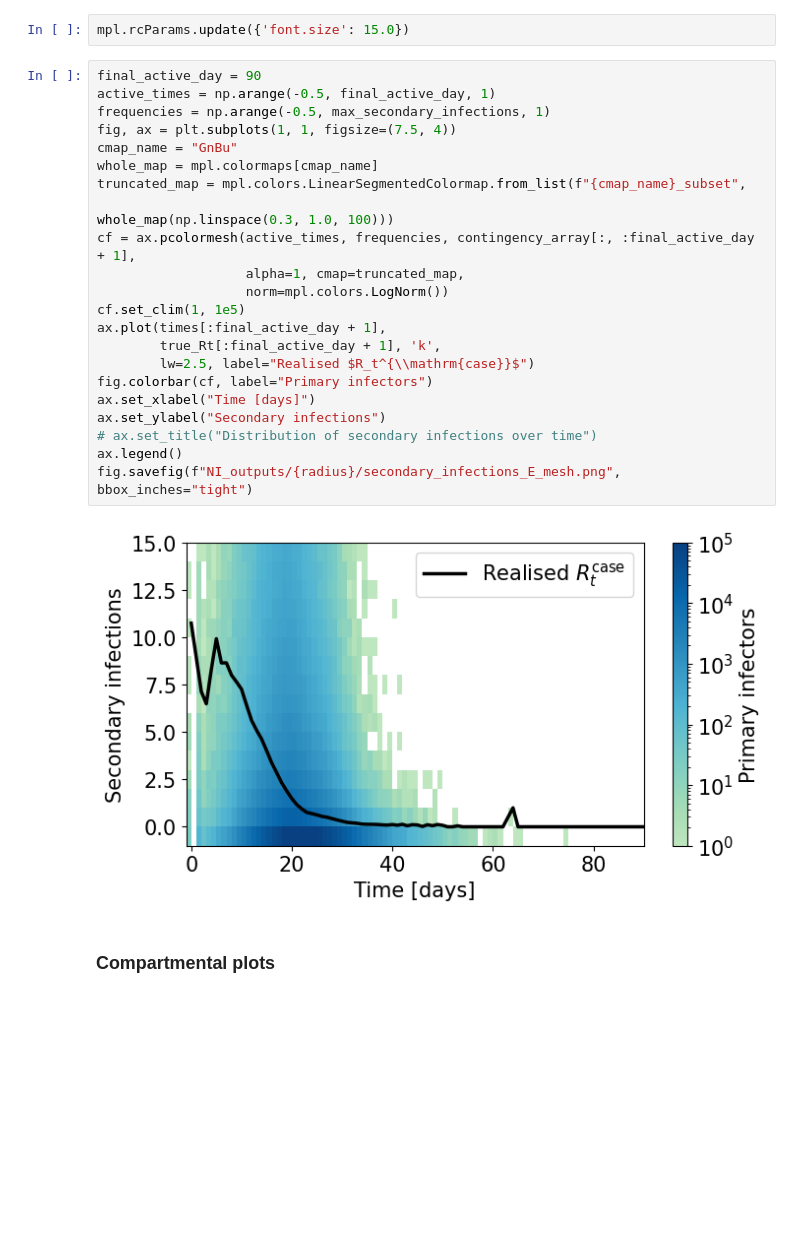
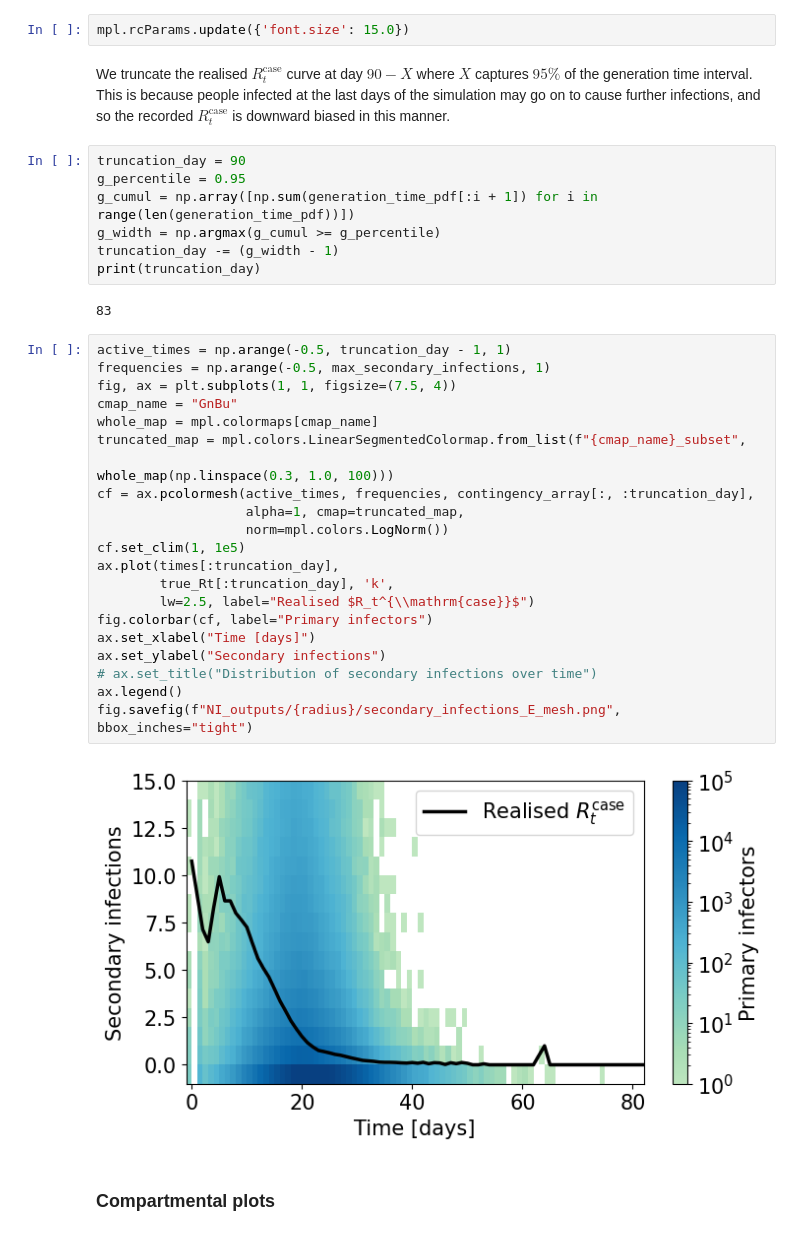
Before and after one commit to SABS-R3-Epidemiology/seirmo, a Jupyter notebook: examples/epiabm_rt_inference/northern_ireland/northern_ireland_rt_inference.ipynb, the cells around one changed output. Saved outputs shown, nothing was run; the diff lists cells and outputs as text; blank space fills up the shorter version.

```diff
--- a/examples/epiabm_rt_inference/northern_ireland/northern_ireland_rt_inference.ipynb
+++ b/examples/epiabm_rt_inference/northern_ireland/northern_ireland_rt_inference.ipynb
@@ -899,30 +899,40 @@ print(true_Rt)
 max_secondary_infections = 15
 # %%
 mpl.rcParams.update({'font.size': 15.0})
+# %% [markdown]
+We truncate the realised $R_{t}^{\mathrm{case}}$ curve at day $90 - X$ where $X$ captures $95\%$ of the generation time interval. This is because people infected at the last days of the simulation may go on to cause further infections, and so the recorded $R_{t}^{\mathrm{case}}$ is downward biased in this manner.
+# %%
+truncation_day = 90
+g_percentile = 0.95
+g_cumul = np.array([np.sum(generation_time_pdf[:i + 1]) for i in range(len(generation_time_pdf))])
+g_width = np.argmax(g_cumul >= g_percentile)
+truncation_day -= (g_width - 1)
+print(truncation_day)
+# %% [output]
+83
 # %%
-final_active_day = 90
-active_times = np.arange(-0.5, final_active_day, 1)
+active_times = np.arange(-0.5, truncation_day - 1, 1)
 frequencies = np.arange(-0.5, max_secondary_infections, 1)
 fig, ax = plt.subplots(1, 1, figsize=(7.5, 4))
 cmap_name = "GnBu"
 whole_map = mpl.colormaps[cmap_name]
 truncated_map = mpl.colors.LinearSegmentedColormap.from_list(f"{cmap_name}_subset",
                                                              whole_map(np.linspace(0.3, 1.0, 100)))
-cf = ax.pcolormesh(active_times, frequencies, contingency_array[:, :final_active_day + 1],
+cf = ax.pcolormesh(active_times, frequencies, contingency_array[:, :truncation_day],
                    alpha=1, cmap=truncated_map,
                    norm=mpl.colors.LogNorm())
 cf.set_clim(1, 1e5)
-ax.plot(times[:final_active_day + 1],
-        true_Rt[:final_active_day + 1], 'k',
+ax.plot(times[:truncation_day],
+        true_Rt[:truncation_day], 'k',
         lw=2.5, label="Realised $R_t^{\\mathrm{case}}$")
 fig.colorbar(cf, label="Primary infectors")
 ax.set_xlabel("Time [days]")
 ax.set_ylabel("Secondary infections")
 # ax.set_title("Distribution of secondary infections over time")
 ax.legend()
 fig.savefig(f"NI_outputs/{radius}/secondary_infections_E_mesh.png", bbox_inches="tight")
 # %% [output]
-[figure, old version]
+[figure, new version]
 # %% [markdown]
 ### Compartmental plots
 # %% [markdown]
```
Also changed, not shown: parts of 17 cells of this notebook.
